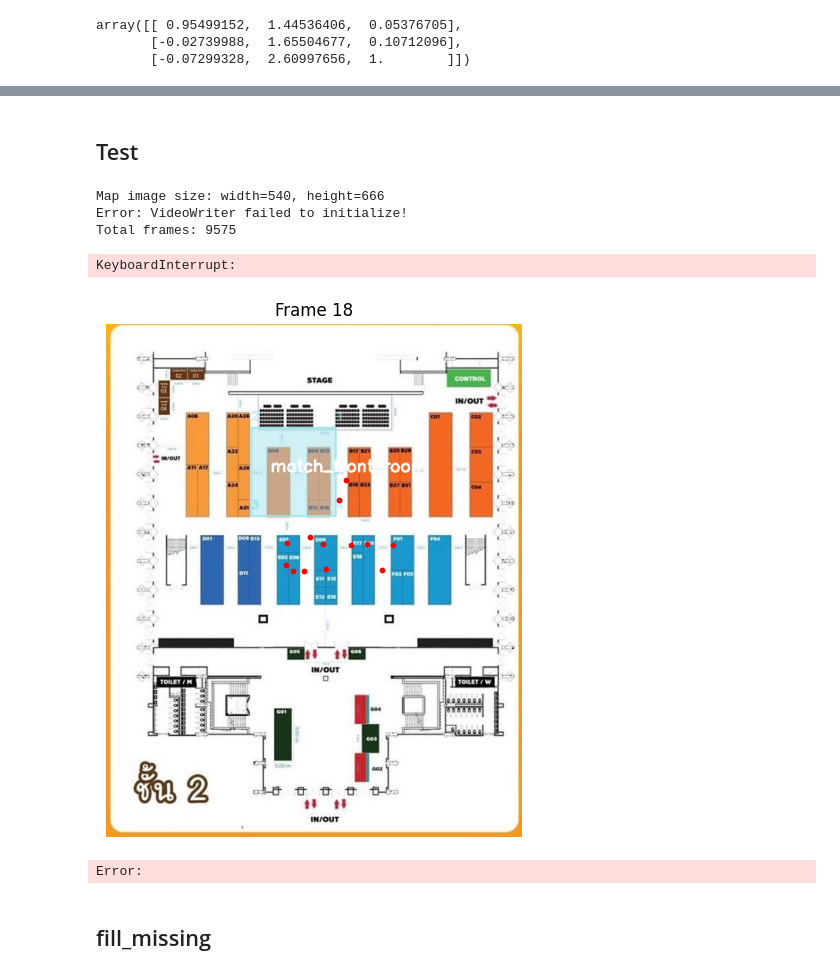
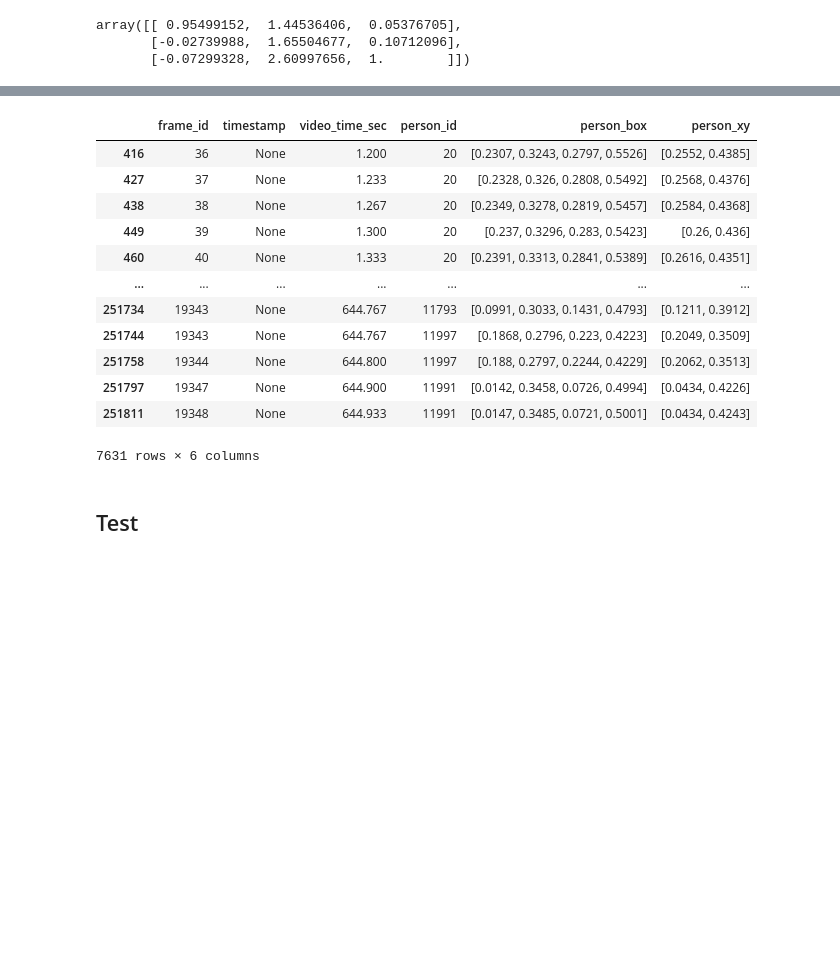
Before and after one commit to jimmoi/DE, a Jupyter notebook: video_mapping.ipynb, the cells around one changed output, grey strips where cells are left out. Drawn from its saved outputs; the diff is of its cells as text; code cells hidden in the pictures; blank space fills up the shorter version.

```diff
--- a/video_mapping.ipynb
+++ b/video_mapping.ipynb
@@ -91,8 +172,28 @@ plt.show()
+# %%
+# เติม video_time_sec จาก frame_id เดียวกันที่ค่าไม่ว่าง
+df_interp['video_time_sec'] = df_interp.groupby('frame_id')['video_time_sec'] \
+                         .transform(lambda x: x.fillna(method='ffill').fillna(method='bfill'))
+# %%
+df_interp[df_interp.isnull().any(axis=1)]
+# %% [output]
+|  | frame_id | timestamp | video_time_sec | person_id | person_box | person_xy |
+| 416 | 36 | None | 1.200 | 20 | [0.2307, 0.3243, 0.2797, 0.5526] | [0.2552, 0.4385] |
+| 427 | 37 | None | 1.233 | 20 | [0.2328, 0.326, 0.2808, 0.5492] | [0.2568, 0.4376] |
+| 438 | 38 | None | 1.267 | 20 | [0.2349, 0.3278, 0.2819, 0.5457] | [0.2584, 0.4368] |
+| 449 | 39 | None | 1.300 | 20 | [0.237, 0.3296, 0.283, 0.5423] | [0.26, 0.436] |
+| 460 | 40 | None | 1.333 | 20 | [0.2391, 0.3313, 0.2841, 0.5389] | [0.2616, 0.4351] |
+| ... | ... | ... | ... | ... | ... | ... |
+| 251734 | 19343 | None | 644.767 | 11793 | [0.0991, 0.3033, 0.1431, 0.4793] | [0.1211, 0.3912] |
+| 251744 | 19343 | None | 644.767 | 11997 | [0.1868, 0.2796, 0.223, 0.4223] | [0.2049, 0.3509] |
+| 251758 | 19344 | None | 644.800 | 11997 | [0.188, 0.2797, 0.2244, 0.4229] | [0.2062, 0.3513] |
+| 251797 | 19347 | None | 644.900 | 11991 | [0.0142, 0.3458, 0.0726, 0.4994] | [0.0434, 0.4226] |
+| 251811 | 19348 | None | 644.933 | 11991 | [0.0147, 0.3485, 0.0721, 0.5001] | [0.0434, 0.4243] |
+7631 rows × 6 columns
 # %% [markdown]
 ## Test
 # %%
 # โหลด CSV detections
-df = pd.read_csv(r"detections_log.csv")
+df = df_interp
 
 # กำหนดขนาดวิดีโอจากขนาด map
 map_h, map_w = map_image.shape[:2]
@@ -158,12 +259,3 @@ if os.path.exists(output_path):
     print(f"✅ Video saved to {output_path}, size: {os.path.getsize(output_path)} bytes")
 else:
     print("❌ Error: Output video file was not created!")
-# %% [output]
-Map image size: width=540, height=666
-Error: VideoWriter failed to initialize!
-Total frames: 9575
-KeyboardInterrupt:
-[figure, removed]
-Error:
-# %% [markdown]
-## fill_missing
```
Also changed, not shown: parts of 6 cells of this notebook.
